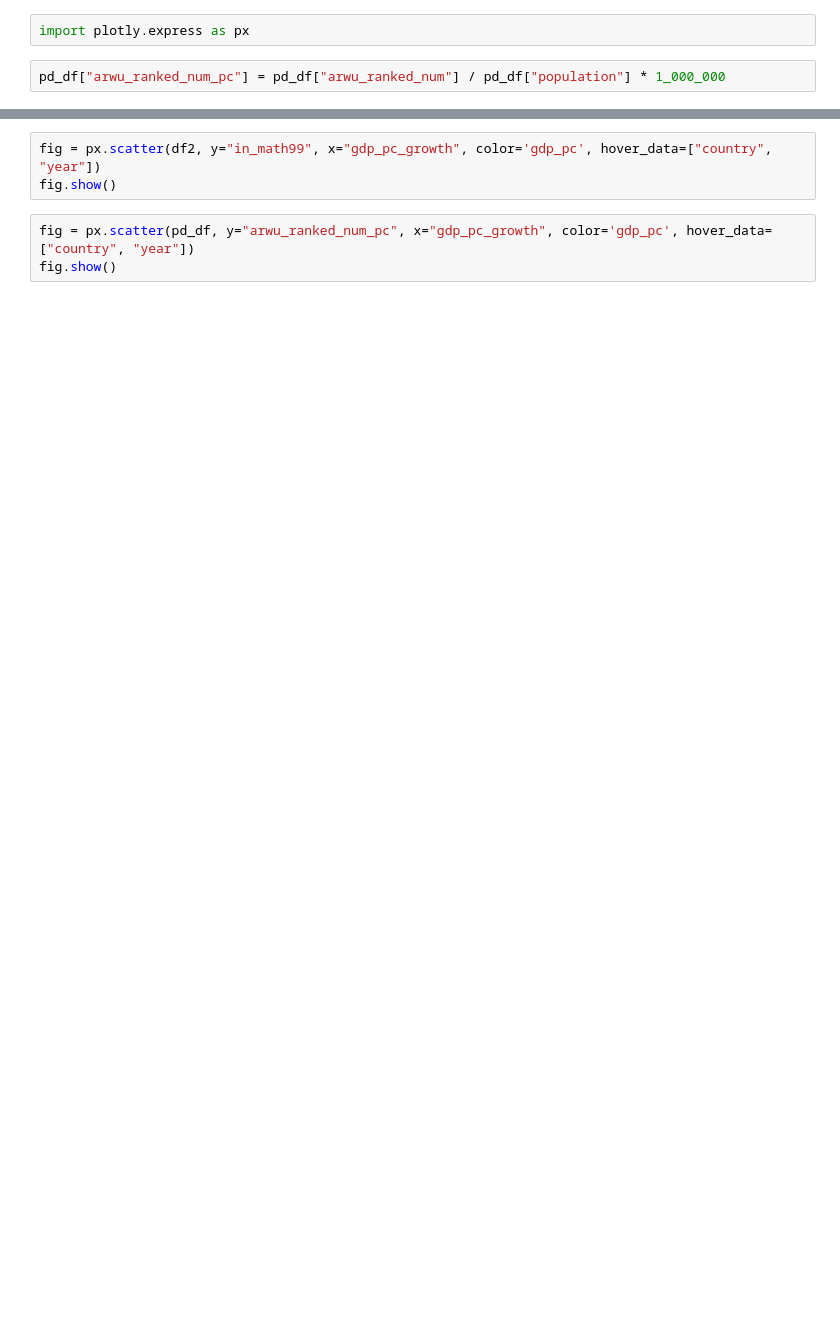
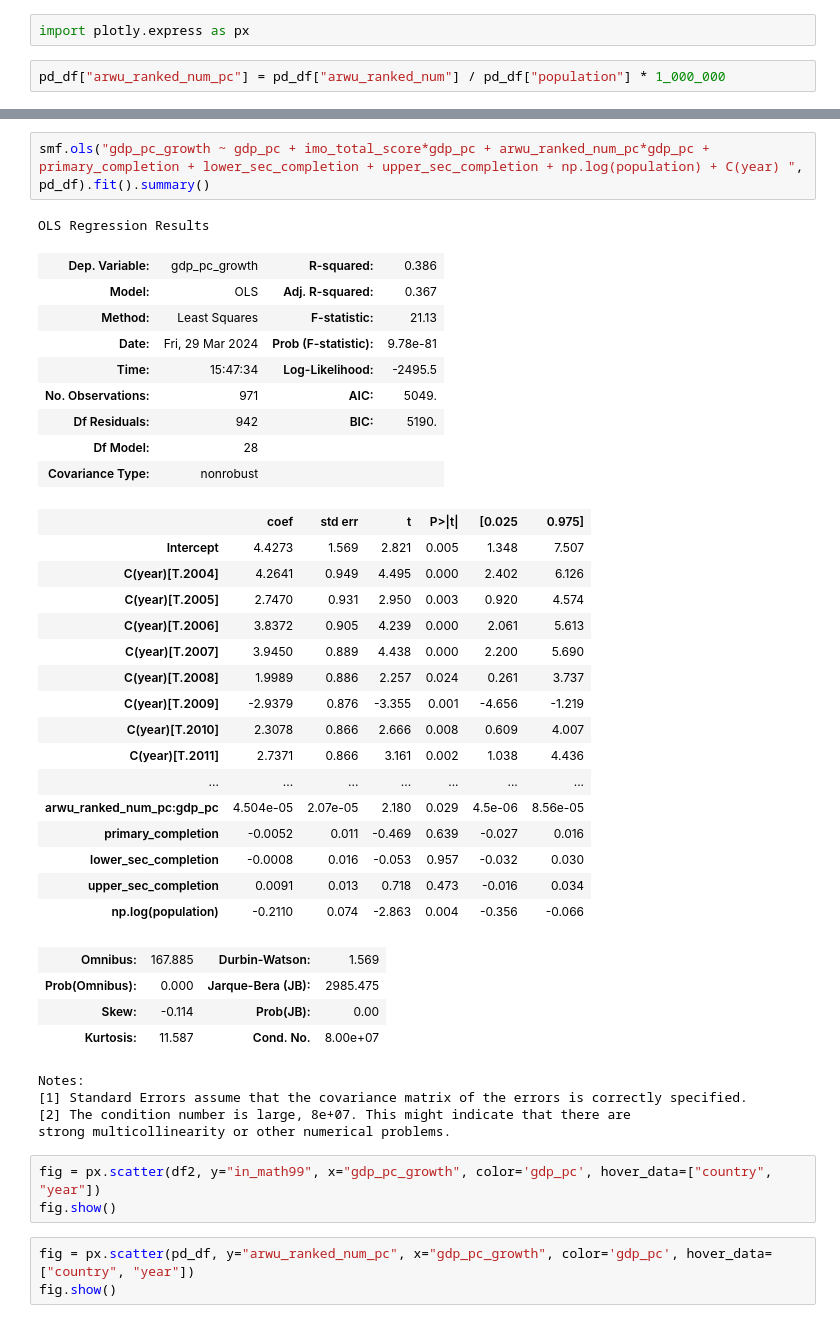
Before and after one commit to jamesxu123/econ442, a Jupyter notebook: old_explore.ipynb, the cells around one changed output, grey strips where cells are left out. Saved outputs shown, nothing was run; the diff lists cells and outputs as text; blank space fills up the shorter version.

```diff
--- a/old_explore.ipynb
+++ b/old_explore.ipynb
@@ -162,3 +184,40 @@ strong multicollinearity problems or that the design matrix is singular.
+# %%
+smf.ols("gdp_pc_growth ~ gdp_pc + imo_total_score*gdp_pc + arwu_ranked_num_pc*gdp_pc + primary_completion + lower_sec_completion + upper_sec_completion + np.log(population) + C(year) ", pd_df).fit().summary()
+# %% [output]
+OLS Regression Results
+| Dep. Variable: | gdp_pc_growth | R-squared: | 0.386 |
+| Model: | OLS | Adj. R-squared: | 0.367 |
+| Method: | Least Squares | F-statistic: | 21.13 |
+| Date: | Fri, 29 Mar 2024 | Prob (F-statistic): | 9.78e-81 |
+| Time: | 15:47:34 | Log-Likelihood: | -2495.5 |
+| No. Observations: | 971 | AIC: | 5049. |
+| Df Residuals: | 942 | BIC: | 5190. |
+| Df Model: | 28 |  |  |
+| Covariance Type: | nonrobust |  |  |
+|  | coef | std err | t | P>|t| | [0.025 | 0.975] |
+| Intercept | 4.4273 | 1.569 | 2.821 | 0.005 | 1.348 | 7.507 |
+| C(year)[T.2004] | 4.2641 | 0.949 | 4.495 | 0.000 | 2.402 | 6.126 |
+| C(year)[T.2005] | 2.7470 | 0.931 | 2.950 | 0.003 | 0.920 | 4.574 |
+| C(year)[T.2006] | 3.8372 | 0.905 | 4.239 | 0.000 | 2.061 | 5.613 |
+| C(year)[T.2007] | 3.9450 | 0.889 | 4.438 | 0.000 | 2.200 | 5.690 |
+| C(year)[T.2008] | 1.9989 | 0.886 | 2.257 | 0.024 | 0.261 | 3.737 |
+| C(year)[T.2009] | -2.9379 | 0.876 | -3.355 | 0.001 | -4.656 | -1.219 |
+| C(year)[T.2010] | 2.3078 | 0.866 | 2.666 | 0.008 | 0.609 | 4.007 |
+| C(year)[T.2011] | 2.7371 | 0.866 | 3.161 | 0.002 | 1.038 | 4.436 |
+| ... | ... | ... | ... | ... | ... | ... |
+| arwu_ranked_num_pc:gdp_pc | 4.504e-05 | 2.07e-05 | 2.180 | 0.029 | 4.5e-06 | 8.56e-05 |
+| primary_completion | -0.0052 | 0.011 | -0.469 | 0.639 | -0.027 | 0.016 |
+| lower_sec_completion | -0.0008 | 0.016 | -0.053 | 0.957 | -0.032 | 0.030 |
+| upper_sec_completion | 0.0091 | 0.013 | 0.718 | 0.473 | -0.016 | 0.034 |
+| np.log(population) | -0.2110 | 0.074 | -2.863 | 0.004 | -0.356 | -0.066 |
+| Omnibus: | 167.885 | Durbin-Watson: | 1.569 |
+| Prob(Omnibus): | 0.000 | Jarque-Bera (JB): | 2985.475 |
+| Skew: | -0.114 | Prob(JB): | 0.00 |
+| Kurtosis: | 11.587 | Cond. No. | 8.00e+07 |
+Notes:
+[1] Standard Errors assume that the covariance matrix of the errors is correctly specified.
+[2] The condition number is large, 8e+07. This might indicate that there are
+strong multicollinearity or other numerical problems.
 # %%
 fig = px.scatter(df2, y="in_math99", x="gdp_pc_growth", color='gdp_pc', hover_data=["country", "year"])
 fig.show()
```
Also changed, not shown: parts of 17 cells of this notebook, 3 other files.
